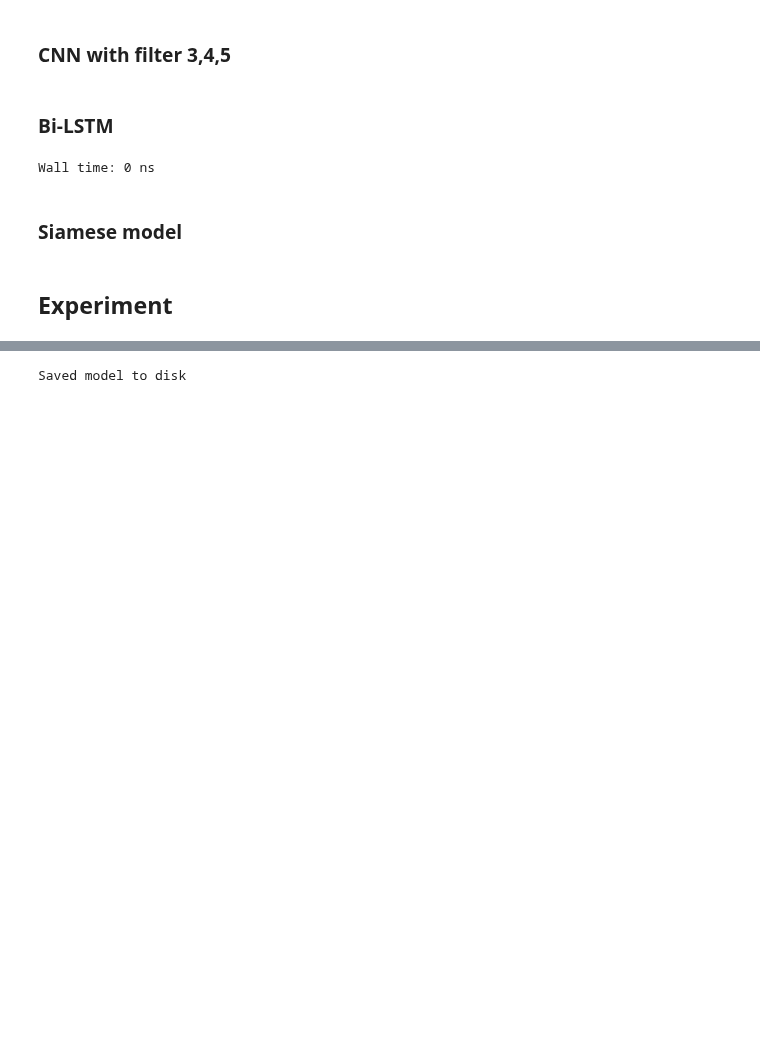
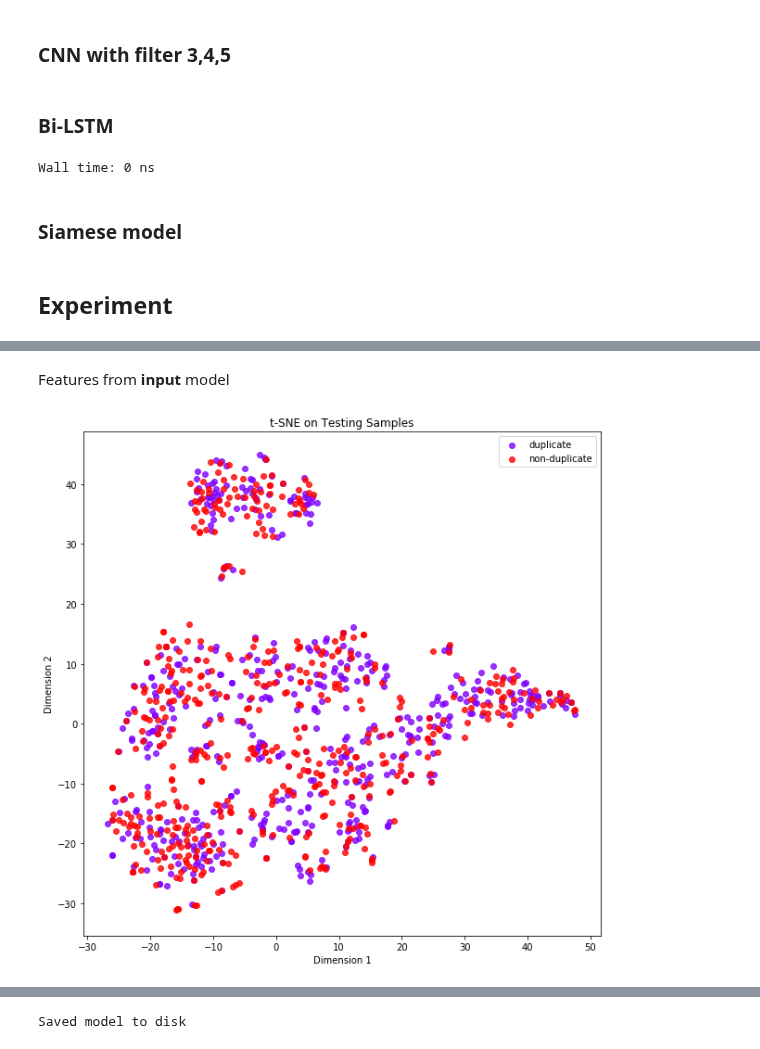
Before and after one commit to thiagomarquesrocha/siameseQAT, a Jupyter notebook: baseline.ipynb, the cells around one changed output, grey strips where cells are left out. Saved outputs shown, nothing was run; the diff lists cells and outputs as text; code cells hidden in the pictures; blank space fills up the shorter version.

```diff
--- a/baseline.ipynb
+++ b/baseline.ipynb
@@ -744,0 +786,7 @@ h = similarity_model.fit_generator(train_gen,
+# %% [markdown]
+Features from **input** model
+# %%
+%%time
+display_embed_space(similarity_model, 'merge_features_in', 1024)
+# %% [output]
+[figure, added]
```
Also changed, not shown: parts of 32 cells of this notebook.
